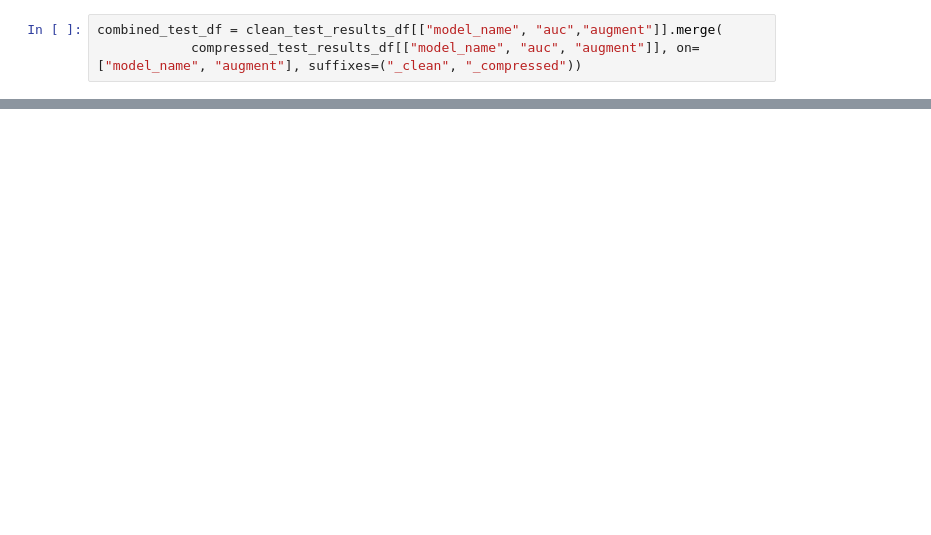
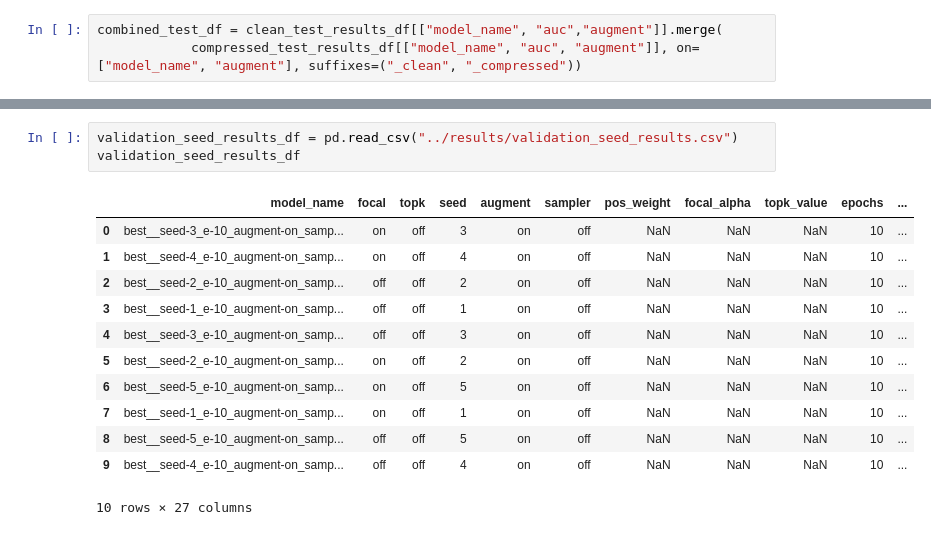
Before and after one commit to Yogeshwar2005/deepfake-video-detector, a Jupyter notebook: notebooks/06_results.ipynb, the cells around one changed output, grey strips where cells are left out. Drawn from its saved outputs; the diff is of its cells as text; blank space fills up the shorter version.

Commit message:
results

```diff
--- a/notebooks/06_results.ipynb
+++ b/notebooks/06_results.ipynb
@@ -27,0 +101,16 @@ combined_test_df.sort_values(by="gap", ascending=True)
+# %%
+validation_seed_results_df = pd.read_csv("../results/validation_seed_results.csv")
+validation_seed_results_df
+# %% [output]
+|  | model_name | focal | topk | seed | augment | sampler | pos_weight | focal_alpha | topk_value | epochs | ... |
+| 0 | best__seed-3_e-10_augment-on_samp... | on | off | 3 | on | off | NaN | NaN | NaN | 10 | ... |
+| 1 | best__seed-4_e-10_augment-on_samp... | on | off | 4 | on | off | NaN | NaN | NaN | 10 | ... |
+| 2 | best__seed-2_e-10_augment-on_samp... | off | off | 2 | on | off | NaN | NaN | NaN | 10 | ... |
+| 3 | best__seed-1_e-10_augment-on_samp... | off | off | 1 | on | off | NaN | NaN | NaN | 10 | ... |
+| 4 | best__seed-3_e-10_augment-on_samp... | off | off | 3 | on | off | NaN | NaN | NaN | 10 | ... |
+| 5 | best__seed-2_e-10_augment-on_samp... | on | off | 2 | on | off | NaN | NaN | NaN | 10 | ... |
+| 6 | best__seed-5_e-10_augment-on_samp... | on | off | 5 | on | off | NaN | NaN | NaN | 10 | ... |
+| 7 | best__seed-1_e-10_augment-on_samp... | on | off | 1 | on | off | NaN | NaN | NaN | 10 | ... |
+| 8 | best__seed-5_e-10_augment-on_samp... | off | off | 5 | on | off | NaN | NaN | NaN | 10 | ... |
+| 9 | best__seed-4_e-10_augment-on_samp... | off | off | 4 | on | off | NaN | NaN | NaN | 10 | ... |
+10 rows × 27 columns
```
Also changed, not shown: parts of 9 cells of this notebook.
